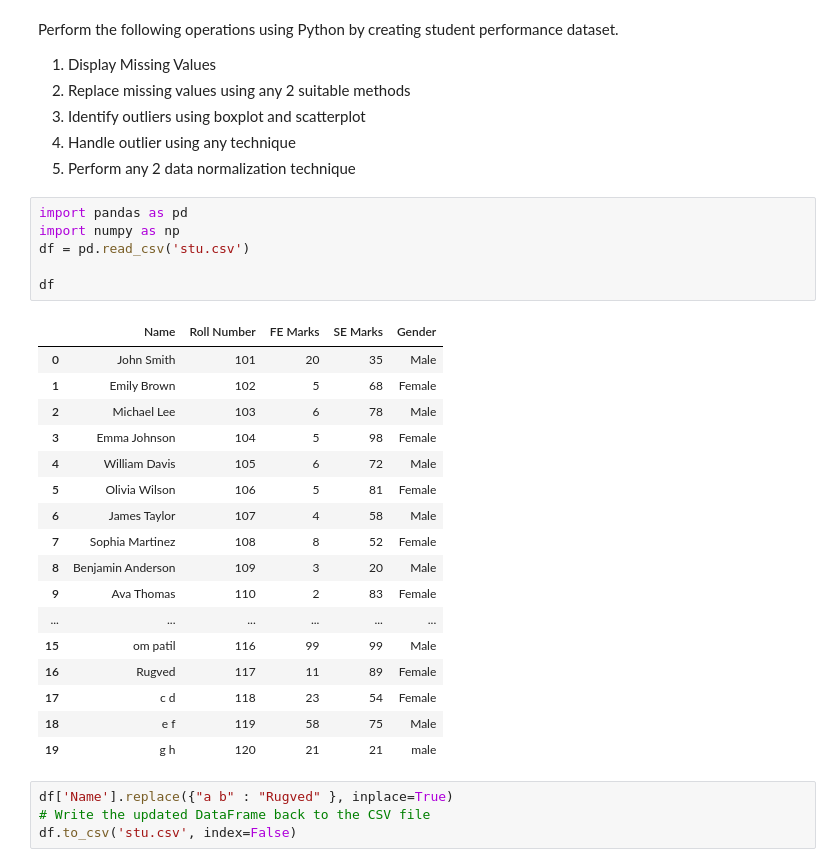
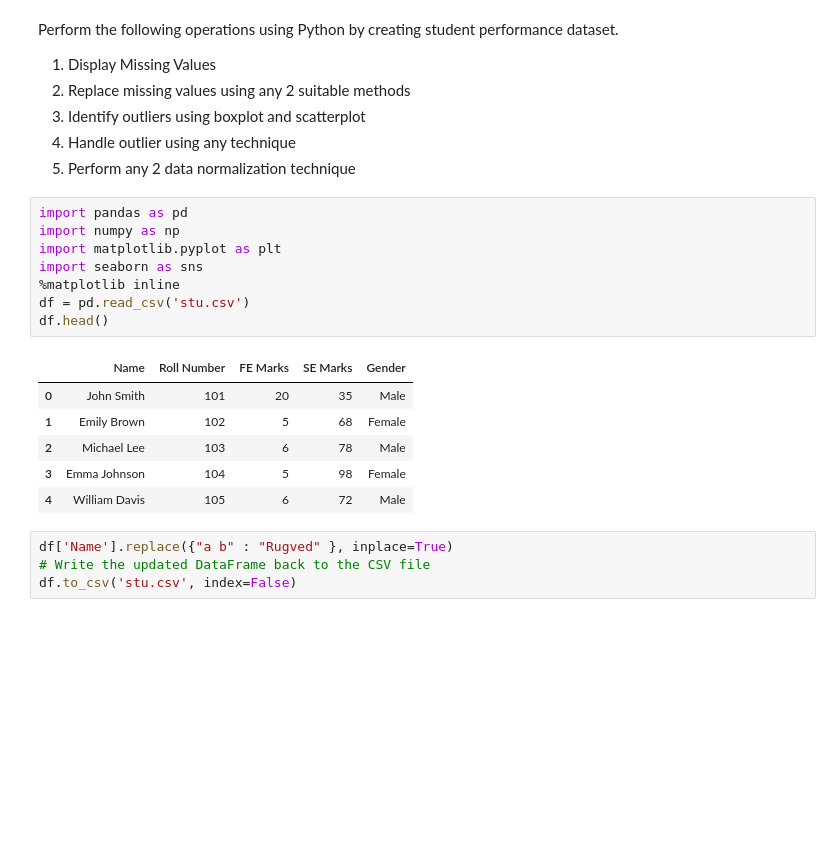
Before and after one commit to ompatil7/dsbda, a Jupyter notebook: assg2.ipynb, the cells around one changed output. Cells and saved outputs as stored; diff of their text form; blank space fills up the shorter version.

```diff
--- a/assg2.ipynb
+++ b/assg2.ipynb
@@ -8,27 +8,18 @@ Perform the following operations using Python by creating student performance da
 # %%
 import pandas as pd
 import numpy as np
+import matplotlib.pyplot as plt
+import seaborn as sns
+%matplotlib inline
 df = pd.read_csv('stu.csv')
-
-df
+df.head()
 # %% [output]
 |  | Name | Roll Number | FE Marks | SE Marks | Gender |
 | 0 | John Smith | 101 | 20 | 35 | Male |
 | 1 | Emily Brown | 102 | 5 | 68 | Female |
 | 2 | Michael Lee | 103 | 6 | 78 | Male |
 | 3 | Emma Johnson | 104 | 5 | 98 | Female |
 | 4 | William Davis | 105 | 6 | 72 | Male |
-| 5 | Olivia Wilson | 106 | 5 | 81 | Female |
-| 6 | James Taylor | 107 | 4 | 58 | Male |
-| 7 | Sophia Martinez | 108 | 8 | 52 | Female |
-| 8 | Benjamin Anderson | 109 | 3 | 20 | Male |
-| 9 | Ava Thomas | 110 | 2 | 83 | Female |
-| ... | ... | ... | ... | ... | ... |
-| 15 | om patil | 116 | 99 | 99 | Male |
-| 16 | Rugved | 117 | 11 | 89 | Female |
-| 17 | c d | 118 | 23 | 54 | Female |
-| 18 | e f | 119 | 58 | 75 | Male |
-| 19 | g h | 120 | 21 | 21 | male |
 # %%
 df['Name'].replace({"a b" : "Rugved" }, inplace=True)
 # Write the updated DataFrame back to the CSV file
```
Also changed, not shown: parts of 2 cells of this notebook, 18 other files.
